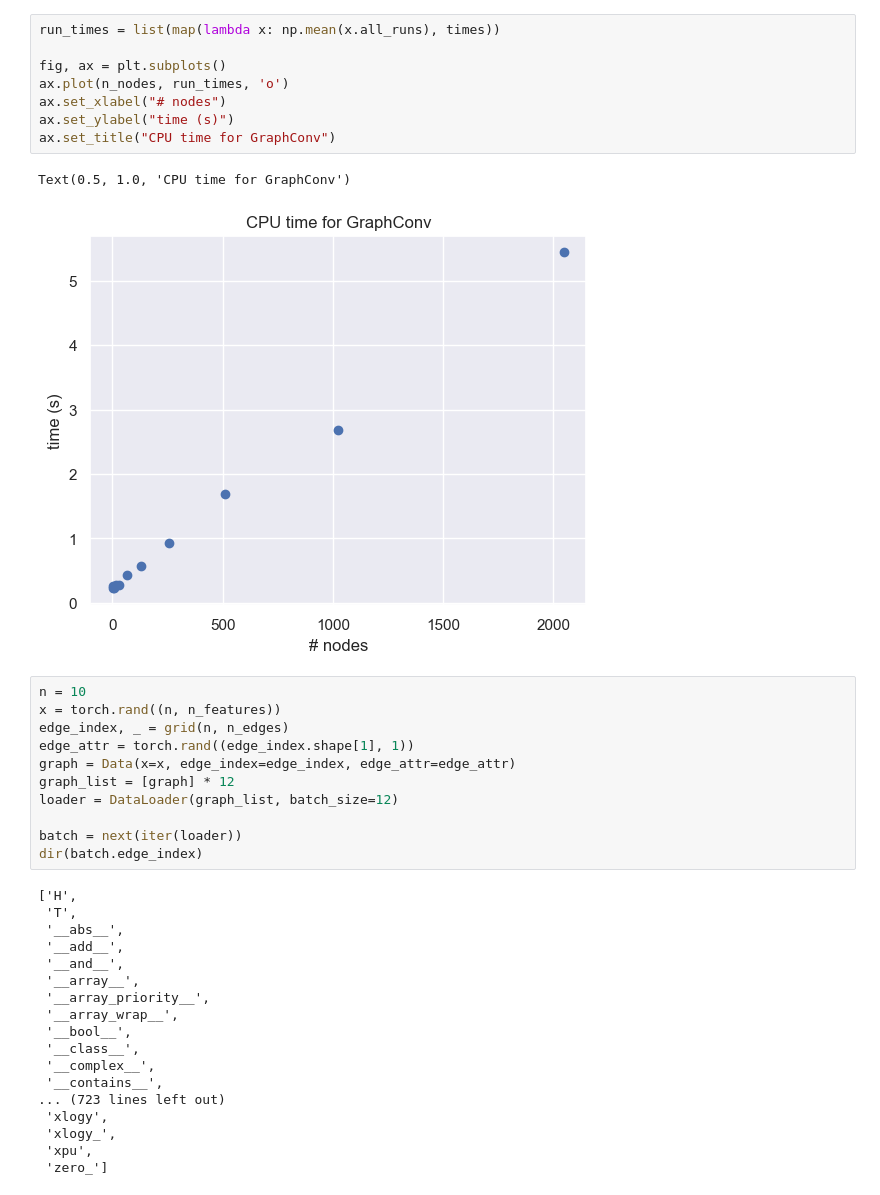
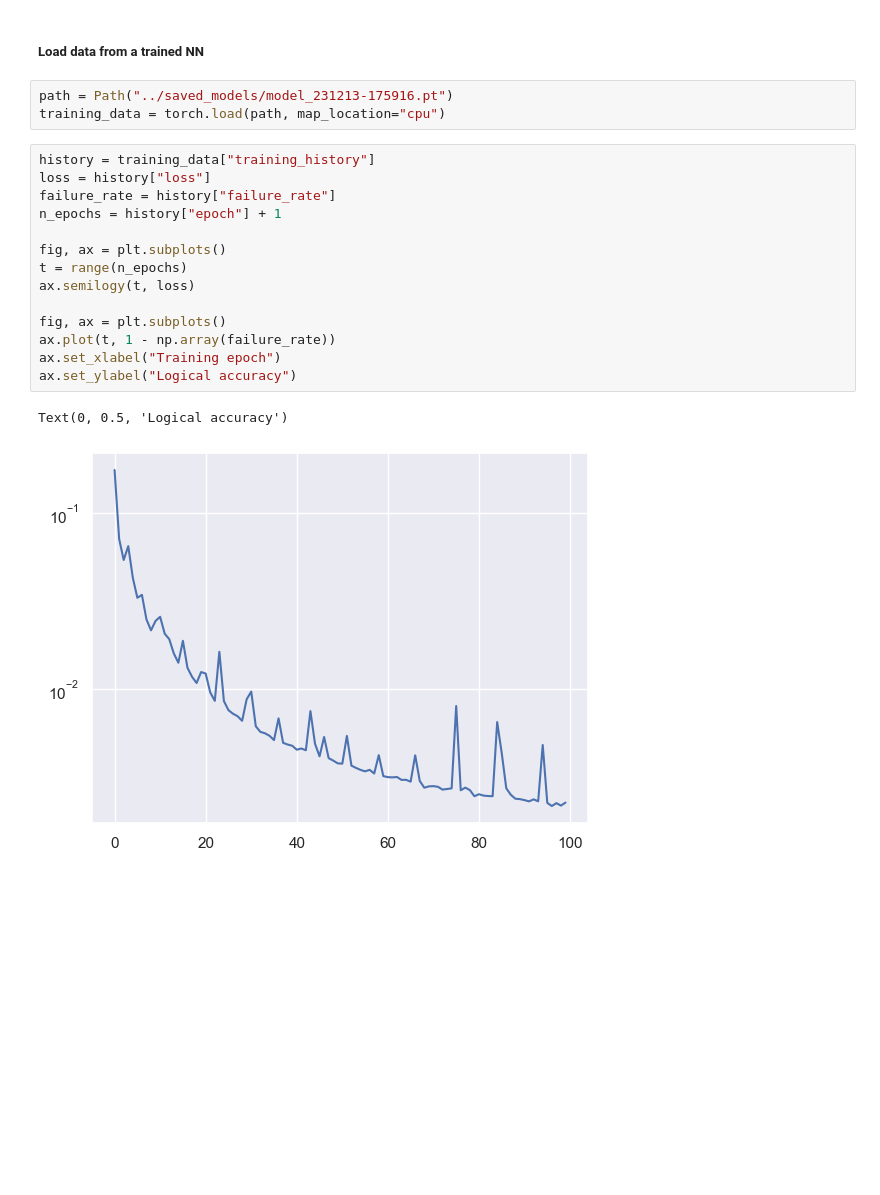
Before and after one commit to ibengtsson/GNN_decoder_quant, a Jupyter notebook: notebooks/dev_nn.ipynb, the cells around one changed output. Saved outputs shown, nothing was run; the diff lists cells and outputs as text; blank space fills up the shorter version.

Commit message:
add notebook to view training results

```diff
--- a/notebooks/dev_nn.ipynb
+++ b/notebooks/dev_nn.ipynb
@@ -158,40 +11,22 @@ edge_index.shape[1]=1534
-# %%
-run_times = list(map(lambda x: np.mean(x.all_runs), times))
-
-fig, ax = plt.subplots()
-ax.plot(n_nodes, run_times, 'o')
-ax.set_xlabel("# nodes")
-ax.set_ylabel("time (s)")
-ax.set_title("CPU time for GraphConv")
-# %% [output]
-Text(0.5, 1.0, 'CPU time for GraphConv')
-[figure, removed]
-# %%
-n = 10
-x = torch.rand((n, n_features))
-edge_index, _ = grid(n, n_edges)
-edge_attr = torch.rand((edge_index.shape[1], 1))
-graph = Data(x=x, edge_index=edge_index, edge_attr=edge_attr)
-graph_list = [graph] * 12
-loader = DataLoader(graph_list, batch_size=12)
-
-batch = next(iter(loader))
-dir(batch.edge_index)
-# %% [output]
-['H',
- 'T',
- '__abs__',
- '__add__',
- '__and__',
- '__array__',
- '__array_priority__',
- '__array_wrap__',
- '__bool__',
- '__class__',
- '__complex__',
- '__contains__',
-... (723 lines left out)
- 'xlogy',
- 'xlogy_',
- 'xpu',
- 'zero_']
+# %% [markdown]
+##### Load data from a trained NN
+# %%
+path = Path("../saved_models/model_231213-175916.pt")
+training_data = torch.load(path, map_location="cpu")
+# %%
+history = training_data["training_history"]
+loss = history["loss"]
+failure_rate = history["failure_rate"]
+n_epochs = history["epoch"] + 1
+
+fig, ax = plt.subplots()
+t = range(n_epochs)
+ax.semilogy(t, loss)
+
+fig, ax = plt.subplots()
+ax.plot(t, 1 - np.array(failure_rate))
+ax.set_xlabel("Training epoch")
+ax.set_ylabel("Logical accuracy")
+# %% [output]
+Text(0, 0.5, 'Logical accuracy')
+[figure, added]
```
Also changed, not shown: parts of 11 cells of this notebook.
